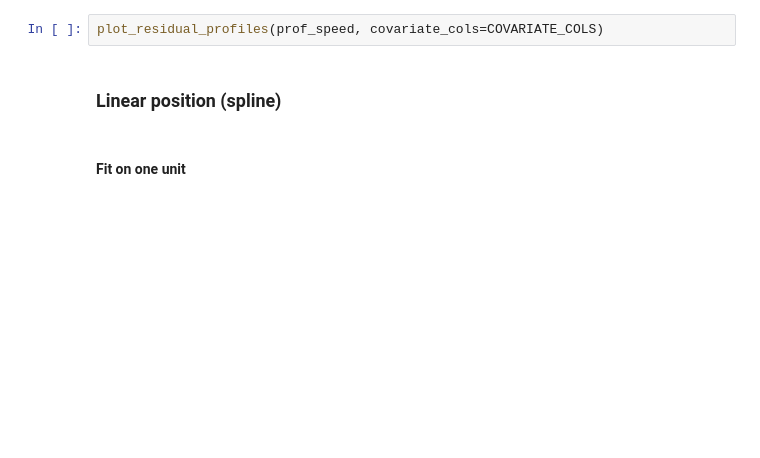
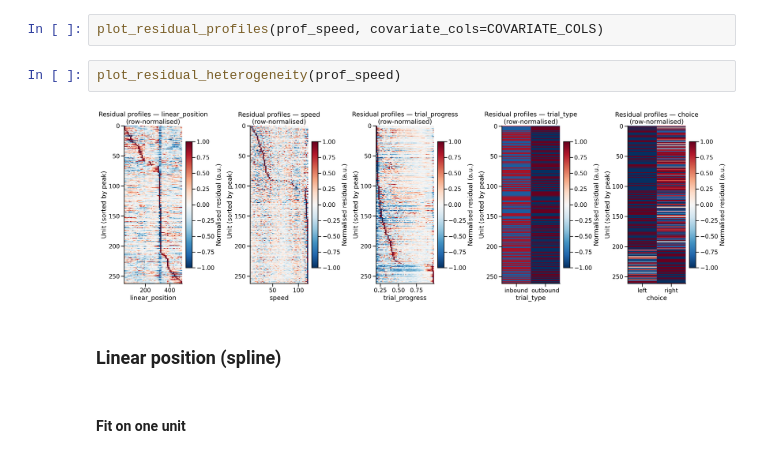
Before and after one commit to anirudh073/pfc-movement-analysis, a Jupyter notebook: notebooks/encoding.ipynb, the cells around one changed output. Cells and saved outputs as stored; diff of their text form; blank space fills up the shorter version.

```diff
--- a/notebooks/encoding.ipynb
+++ b/notebooks/encoding.ipynb
@@ -704,5 +709,9 @@ plot_diagnostics_population(diag_speed, covariate_cols=COVARIATE_COLS)
 # %%
 plot_residual_profiles(prof_speed, covariate_cols=COVARIATE_COLS)
+# %%
+plot_residual_heterogeneity(prof_speed)
+# %% [output]
+[figure, added]
 # %% [markdown]
 ### Linear position (spline)
 # %% [markdown]
```
Also changed, not shown: parts of 65 cells of this notebook, 2 other files.
